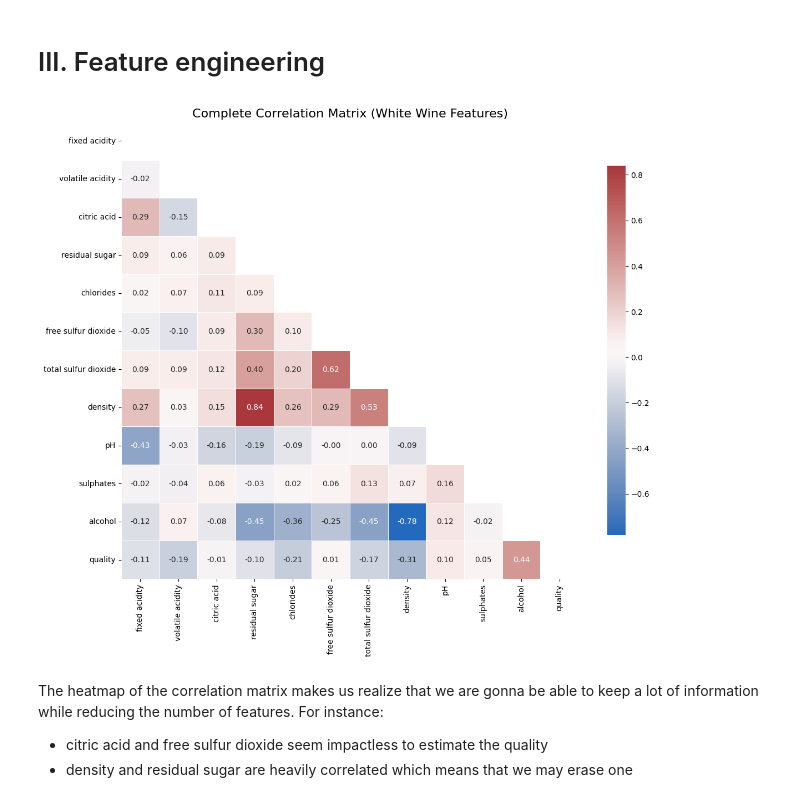
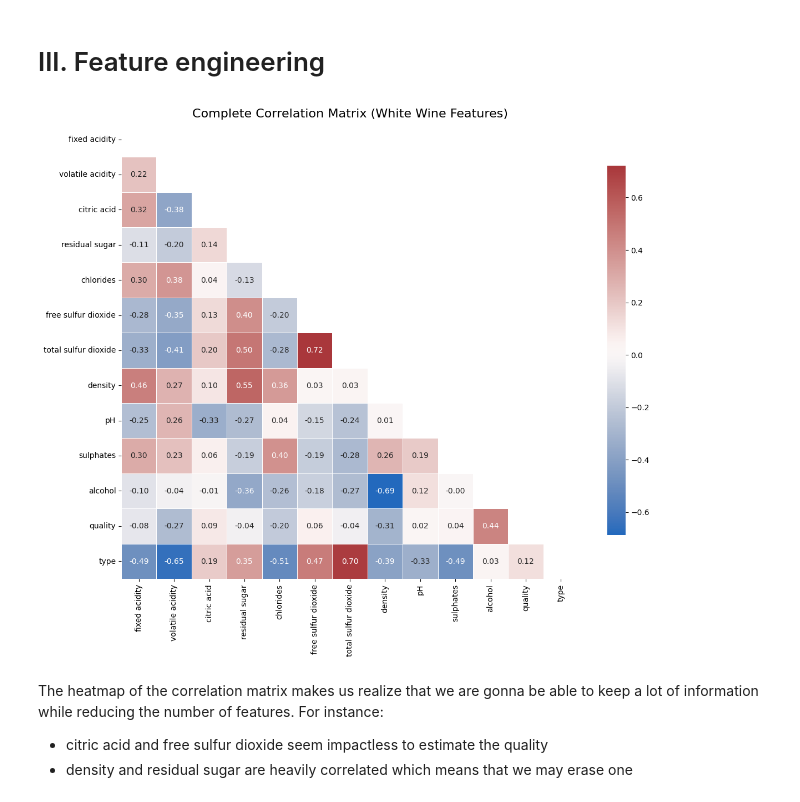
Before and after one commit to picqflorian/wine-quality-analysis, a Jupyter notebook: main.ipynb, the cells around one changed output. Drawn from its saved outputs; the diff is of its cells as text; code cells hidden in the pictures.

```diff
--- a/main.ipynb
+++ b/main.ipynb
@@ -13,16 +13,33 @@ This study will focus on identifying which chemical features are the most critic
 # %%
 import pandas as pd
 import matplotlib.pyplot as plt
+import seaborn as sns
+
 
 # --- 1. Data Loading ---
 print("--- 1. Loading the White Wine Dataset ---")
 
 try:
     df_white = pd.read_csv('data/winequality-white.csv', sep=';')
+    df_red = pd.read_csv('data/winequality-red.csv', sep=';')
+
     print("Data successfully loaded.")
 except FileNotFoundError:
-    print(f"Error: The file 'data/winequality-white.csv' was not found. Please check the file path.")
+    print(f"Error: The files are not found in the specified directory.")
     exit()
+
+
+
+df_red['type'] = 'red'
+df_white['type'] = 'white'
+
+df_wine = pd.concat([df_red, df_white], ignore_index=True)
+
+print("--- Les 5 premières lignes du DataFrame combiné : ---")
+print(df_wine.head())
+
+print("\n--- Informations techniques sur le DataFrame (df_wine.info()) : ---")
+df_wine.info()
 # %% [output]
 --- 1. Loading the White Wine Dataset ---
 Data successfully loaded.
@@ -60,8 +62,11 @@ memory usage: 459.3 KB
 There are no missing values in this dataset, so we don't need to do a specific data clean before starting analyzing.
 # %%
 # --- 3. Basic Descriptive Analysis ---
+df_wine['type'] = df_wine['type'].map({'red': 0, 'white': 1})
 print("\n--- 3. Basic Descriptive Analysis (Describe) ---")
 # Display the transpose for better readability
-print(df_white.describe().T)
+print(df_wine.describe().T)
+
+print(df_wine.head())
 # %% [output]
 --- 3. Basic Descriptive Analysis (Describe) ---
@@ -145,35 +172,33 @@ We can observe some features more correlated to quality than others. For instanc
 # %%
 import numpy as np
 import matplotlib.pyplot as plt
 import seaborn as sns
 
-
-
 # 1. Calculate the Correlation Matrix
-cor_mat = df_white.corr()
+cor_mat = df_wine.corr()
 
 # 2. Create a Mask to show only the Upper Triangle
 mask = np.triu(cor_mat)
 
 # 3. Plotting the Heatmap
 plt.figure(figsize=(12, 10))
 sns.heatmap(
     cor_mat,
     mask=mask,
     annot=True,              # Display correlation values on the plot
     fmt=".2f",               # Format values to two decimal places
     cmap='vlag',             # 'vlag' is a good diverging color palette
     cbar_kws={"shrink": .8}, # Shrink the color bar a bit
     square=True,             # Ensure cells are square
     linewidths=.5,           # Lines between cells
     cbar=True                # Display the color bar
 )
 
 plt.title('Complete Correlation Matrix (White Wine Features)', fontsize=16)
 plt.tight_layout()
 plt.show()
 # %% [output]
-[figure, old version]
+[figure, new version]
 # %% [markdown]
 The heatmap of the correlation matrix makes us realize that we are gonna be able to keep a lot of information while reducing the number of features. For instance:
 
```
Also changed, not shown: parts of 20 cells of this notebook.
